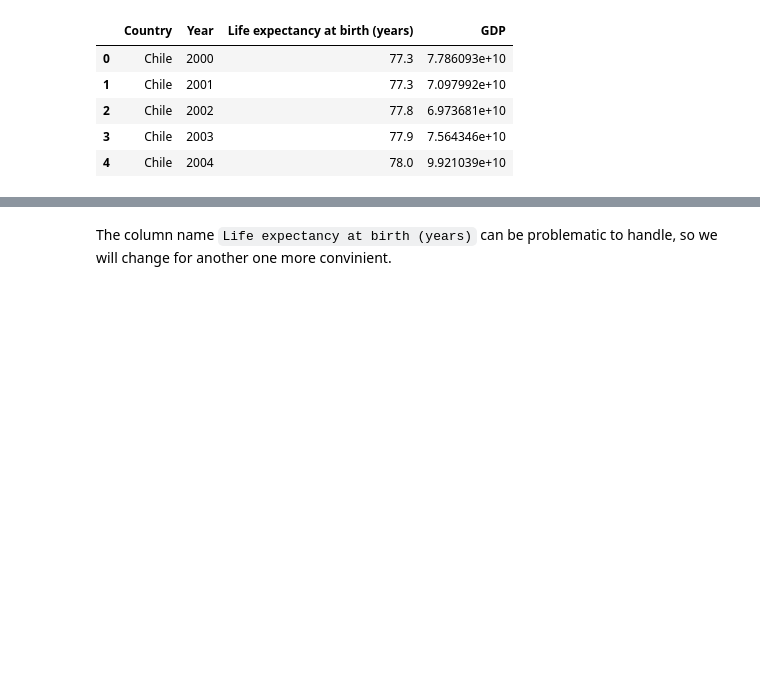
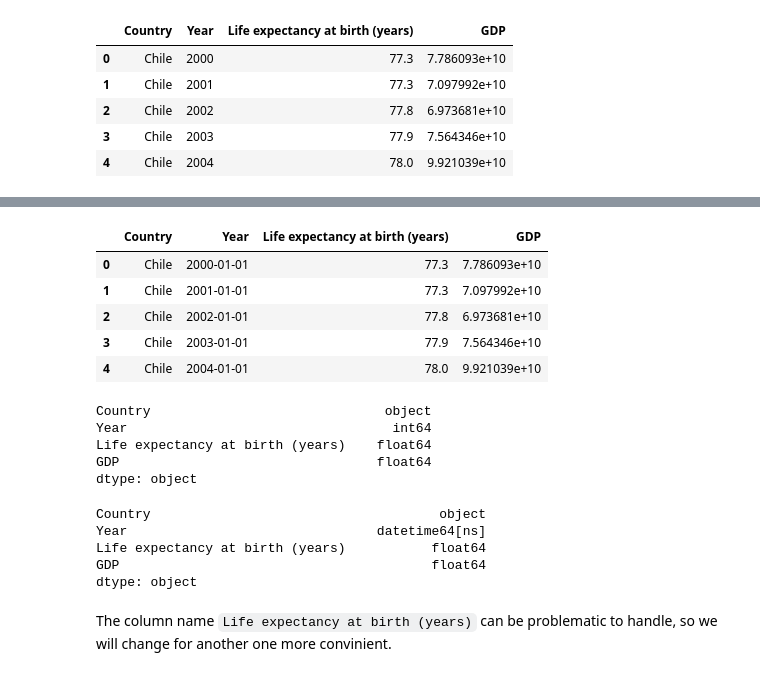
Before and after one commit to javierunix/codeacademy_datascience_path, a Jupyter notebook: Life-Expectancy-and-GDP-Starter/life_expectancy_gdp.ipynb, the cells around one changed output, grey strips where cells are left out. Drawn from its saved outputs; the diff is of its cells as text; code cells hidden in the pictures; blank space fills up the shorter version.

Commit message:
convert year to datetime

```diff
--- a/Life-Expectancy-and-GDP-Starter/life_expectancy_gdp.ipynb
+++ b/Life-Expectancy-and-GDP-Starter/life_expectancy_gdp.ipynb
@@ -40,3 +71,30 @@ df.head() # inspect the data
+# %%
+df['Year'] = pd.to_datetime(df['Year'], format='%Y')
+# %%
+df.head()
+# %% [output]
+|  | Country | Year | Life expectancy at birth (years) | GDP |
+| 0 | Chile | 2000-01-01 | 77.3 | 7.786093e+10 |
+| 1 | Chile | 2001-01-01 | 77.3 | 7.097992e+10 |
+| 2 | Chile | 2002-01-01 | 77.8 | 6.973681e+10 |
+| 3 | Chile | 2003-01-01 | 77.9 | 7.564346e+10 |
+| 4 | Chile | 2004-01-01 | 78.0 | 9.921039e+10 |
+# %%
+df.dtypes
+# %% [output]
+Country                              object
+Year                                  int64
+Life expectancy at birth (years)    float64
+GDP                                 float64
+dtype: object
+# %%
+df.dtypes
+# %% [output]
+Country                                     object
+Year                                datetime64[ns]
+Life expectancy at birth (years)           float64
+GDP                                        float64
+dtype: object
 # %% [markdown]
 The column name `Life expectancy at birth (years)` can be problematic to handle, so we will change for another one more convinient.
 # %%
```
Also changed, not shown: parts of 9 cells of this notebook, 1 other file.
